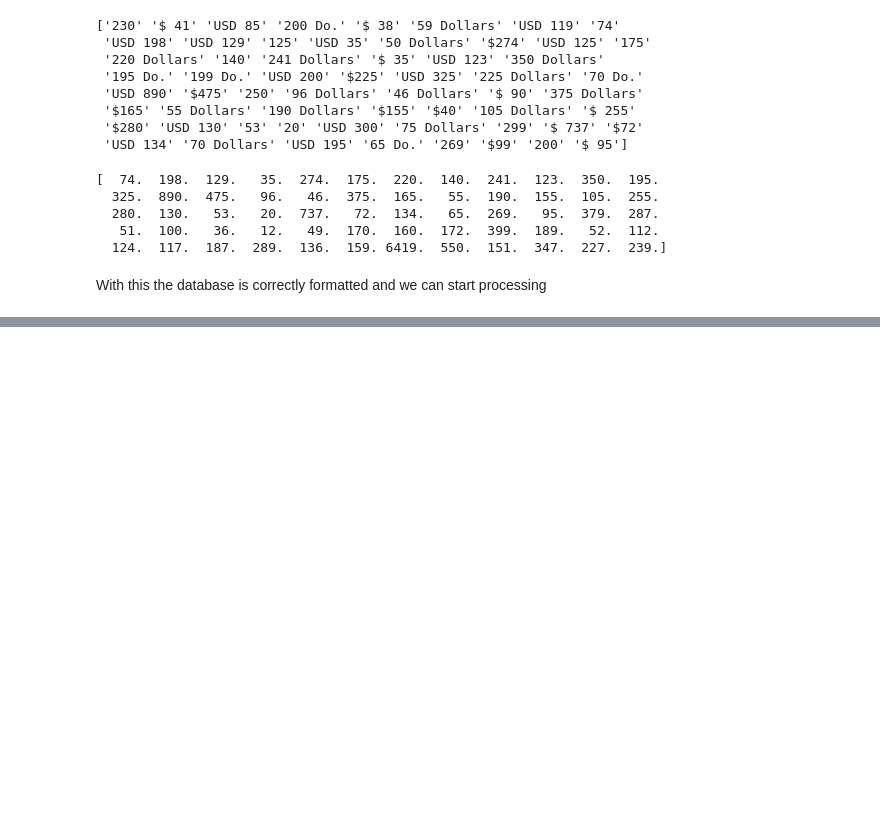
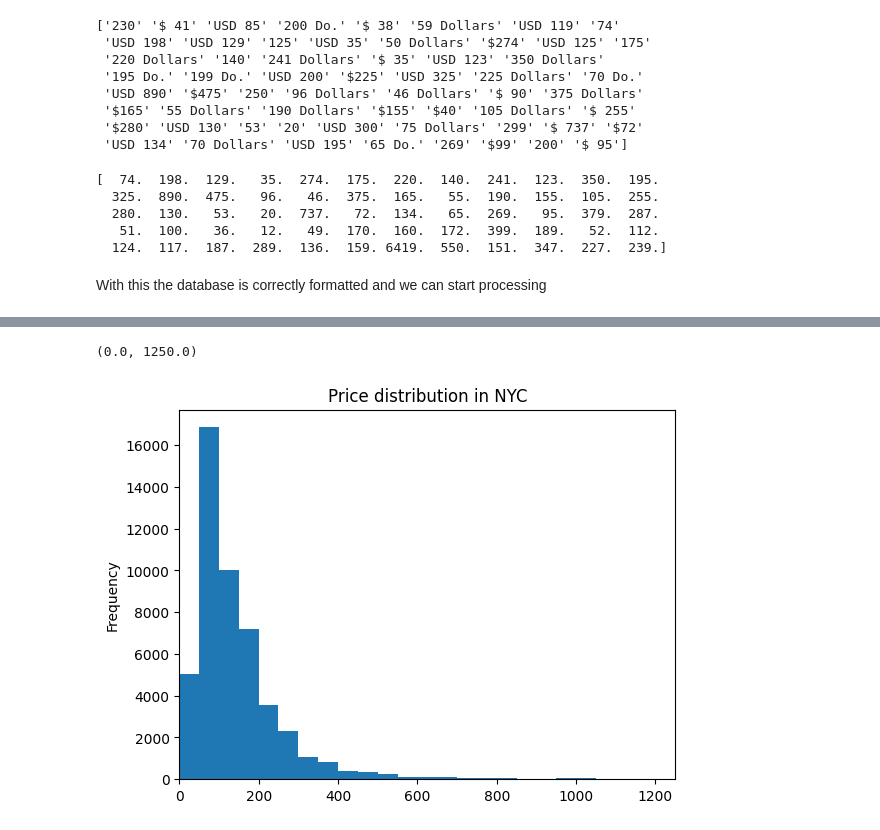
Before and after one commit to leopoldoagorio/Challenges, a Jupyter notebook: Airbnb.ipynb, the cells around one changed output, grey strips where cells are left out. Drawn from its saved outputs; the diff is of its cells as text; code cells hidden in the pictures; blank space fills up the shorter version.

```diff
--- a/Airbnb.ipynb
+++ b/Airbnb.ipynb
@@ -283,0 +303,7 @@ With this the database is correctly formatted and we can start processing
+# %%
+# plot all prices of NYC
+ax = df.price.plot(kind='hist', bins=200, title='Price distribution in NYC')
+ax.set_xlim((0, 1250))
+# %% [output]
+(0.0, 1250.0)
+[figure, added]
```
Also changed, not shown: parts of 2 cells of this notebook.
